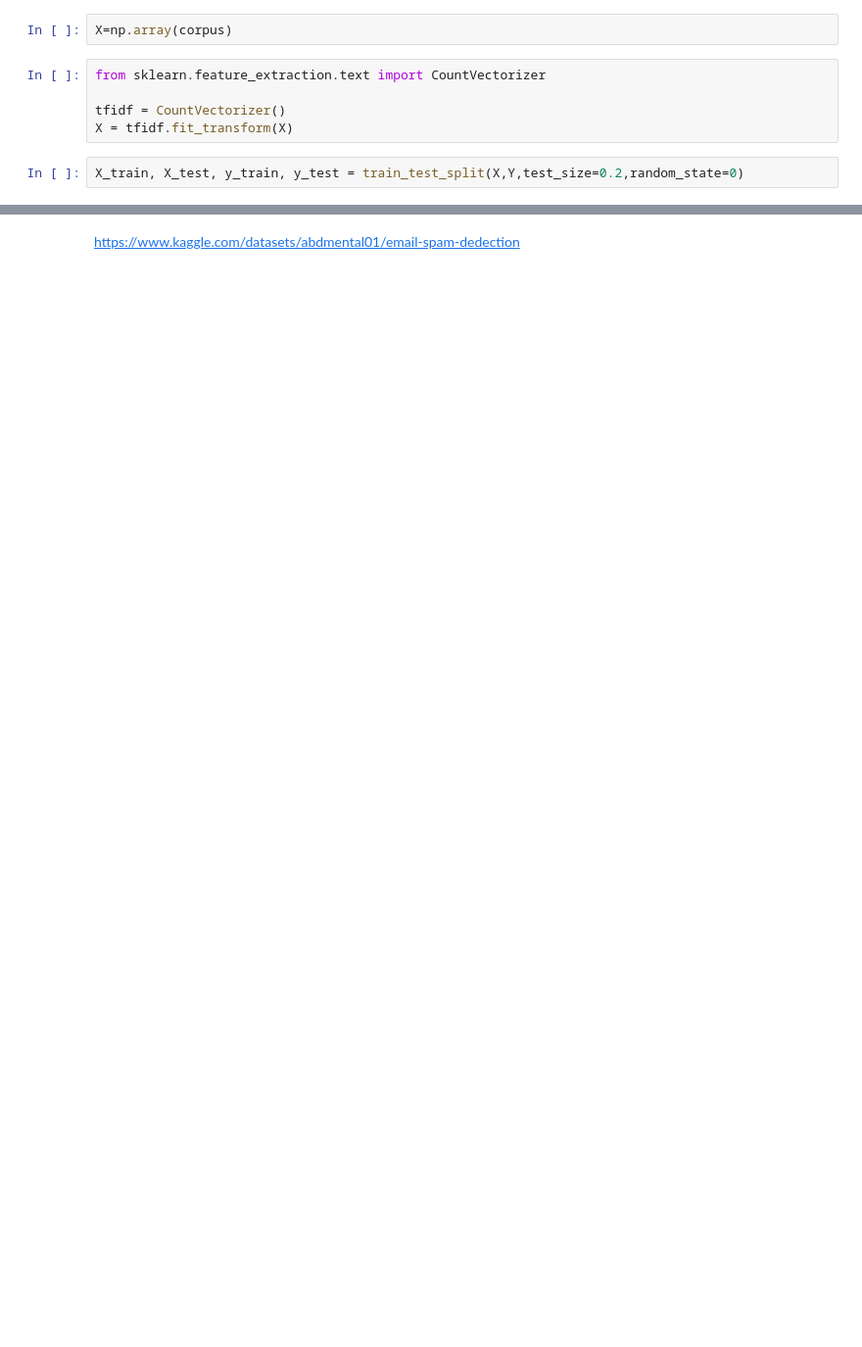
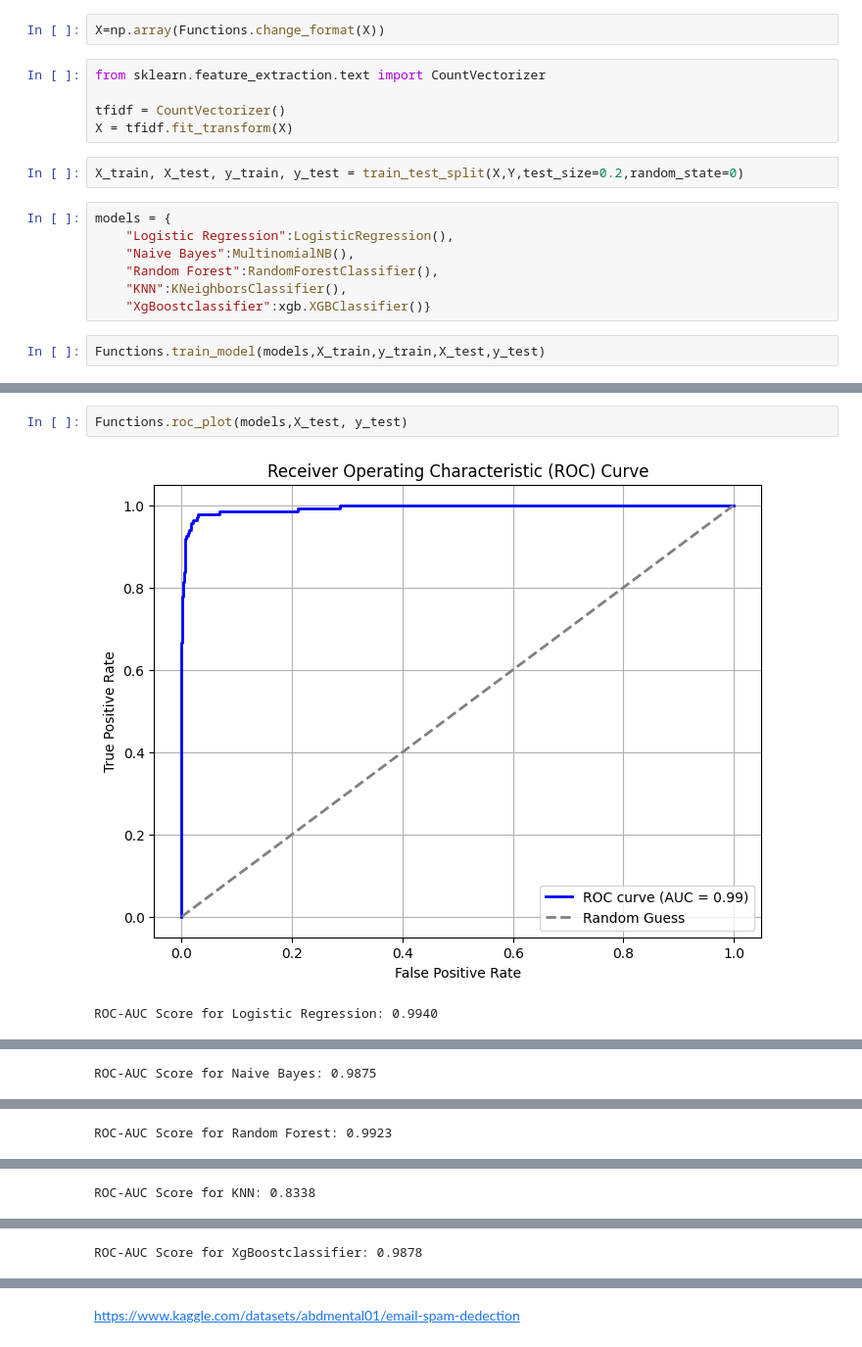
Before and after one commit to Corrosifu/Spam_Detection, a Jupyter notebook: Data_clear.ipynb, the cells around one changed output, grey strips where cells are left out. Shown: that part at 98% size. Cells and saved outputs as stored; diff of their text form; blank space fills up the shorter version.

```diff
--- a/Data_clear.ipynb
+++ b/Data_clear.ipynb
@@ -200,5 +180,5 @@ for i in range(len(X)):
 # %%
-X=np.array(corpus)
+X=np.array(Functions.change_format(X))
 # %%
 from sklearn.feature_extraction.text import CountVectorizer
 
@@ -206,3 +186,12 @@ tfidf = CountVectorizer()
 X = tfidf.fit_transform(X)
 # %%
 X_train, X_test, y_train, y_test = train_test_split(X,Y,test_size=0.2,random_state=0)
+# %%
+models = {
+    "Logistic Regression":LogisticRegression(),
+    "Naive Bayes":MultinomialNB(),
+    "Random Forest":RandomForestClassifier(),
+    "KNN":KNeighborsClassifier(),
+    "XgBoostclassifier":xgb.XGBClassifier()}
+# %%
+Functions.train_model(models,X_train,y_train,X_test,y_test)
@@ -208,0 +216,5 @@ X_train, X_test, y_train, y_test = train_test_split(X,Y,test_size=0.2,random_sta
+# %%
+Functions.roc_plot(models,X_test, y_test)
+# %% [output]
+[figure, added]
+ROC-AUC Score for Logistic Regression: 0.9940
@@ -208,0 +222 @@ X_train, X_test, y_train, y_test = train_test_split(X,Y,test_size=0.2,random_sta
+ROC-AUC Score for Naive Bayes: 0.9875
@@ -208,0 +224 @@ X_train, X_test, y_train, y_test = train_test_split(X,Y,test_size=0.2,random_sta
+ROC-AUC Score for Random Forest: 0.9923
@@ -208,0 +226 @@ X_train, X_test, y_train, y_test = train_test_split(X,Y,test_size=0.2,random_sta
+ROC-AUC Score for KNN: 0.8338
@@ -208,0 +228 @@ X_train, X_test, y_train, y_test = train_test_split(X,Y,test_size=0.2,random_sta
+ROC-AUC Score for XgBoostclassifier: 0.9878
```
Also changed, not shown: parts of 17 cells of this notebook, 1 other file.
